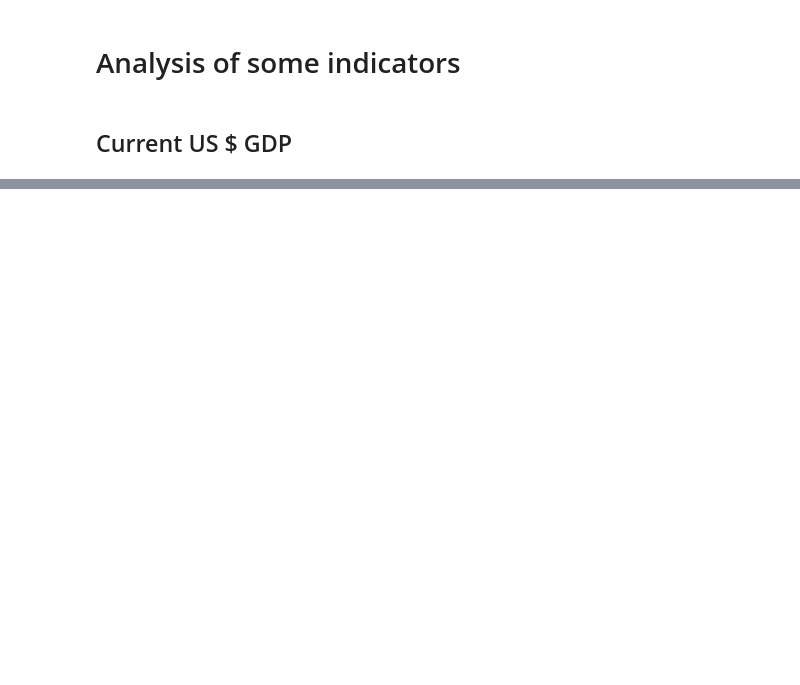
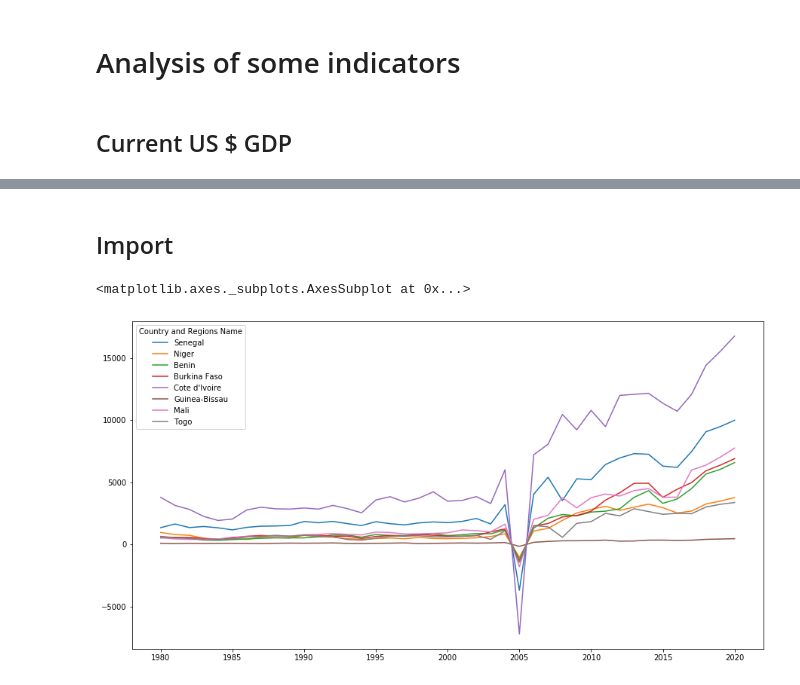
Before and after one commit to Omarlaouan/economic_analysis_africa, a Jupyter notebook: economic_analysis_africa.ipynb, the cells around one changed output, grey strips where cells are left out. Saved outputs shown, nothing was run; the diff lists cells and outputs as text; code cells hidden in the pictures; blank space fills up the shorter version.

```diff
--- a/economic_analysis_africa.ipynb
+++ b/economic_analysis_africa.ipynb
@@ -119,0 +67,7 @@ Text(0, 0.5, 'GDP (constant prices US$) Niger')
+# %% [markdown]
+## Import
+# %%
+data_uemoa[data_uemoa["Indicators Name"]=="Imports of goods and services (current US$)"].T.iloc[3:].plot(figsize=(15,8))
+# %% [output]
+<matplotlib.axes._subplots.AxesSubplot at 0x...>
+[figure, added]
```
Also changed, not shown: parts of 64 cells of this notebook.
